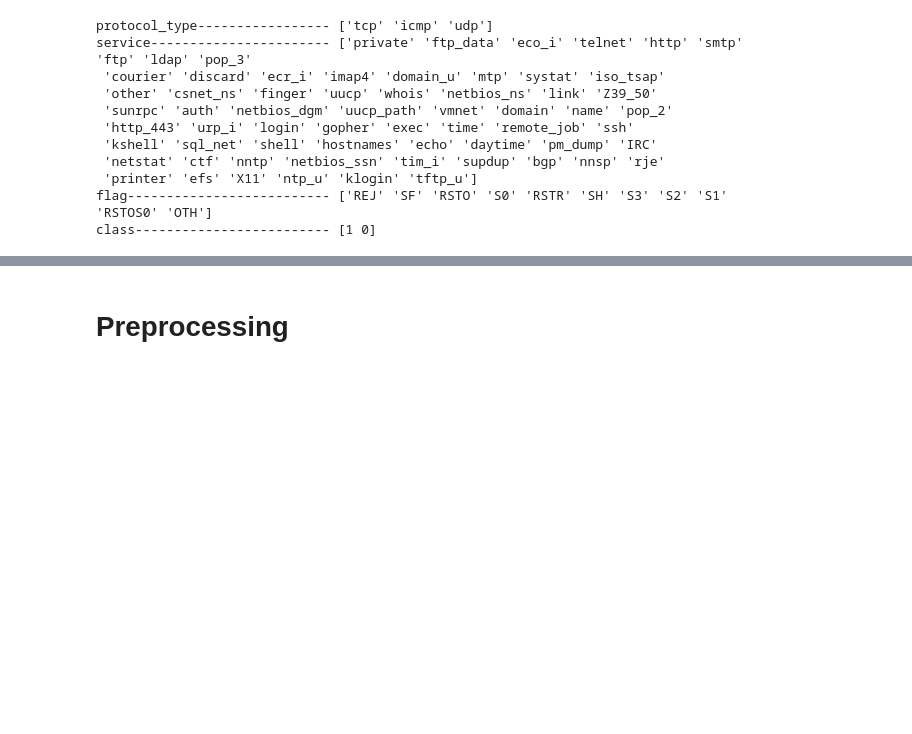
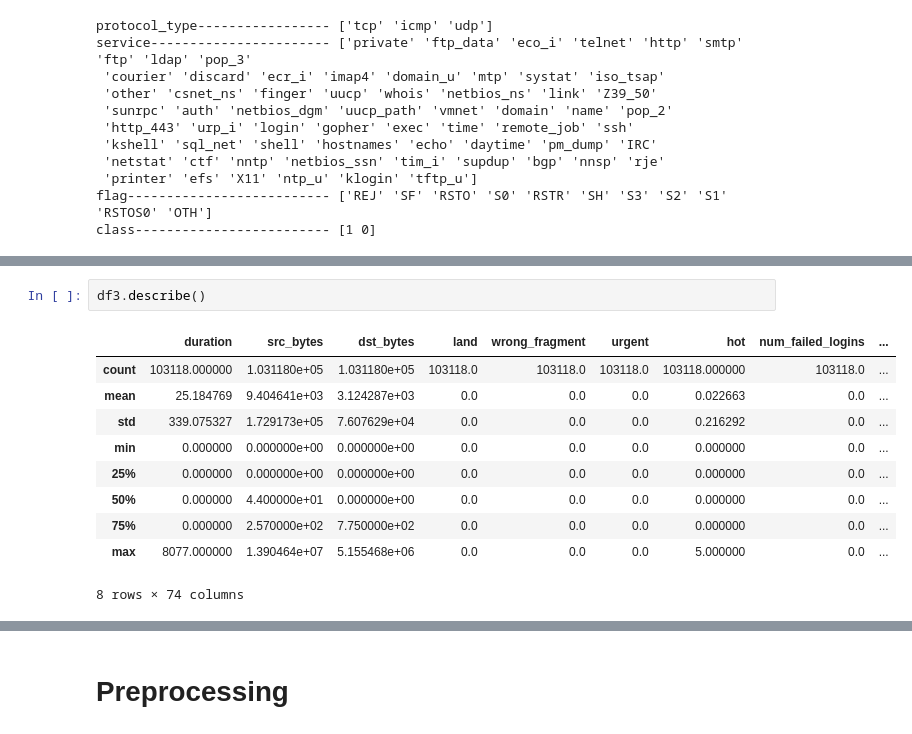
Before and after one commit to ddfadela/IDS, a Jupyter notebook: IDS.ipynb, the cells around one changed output, grey strips where cells are left out. Saved outputs shown, nothing was run; the diff lists cells and outputs as text; blank space fills up the shorter version.

```diff
--- a/IDS.ipynb
+++ b/IDS.ipynb
@@ -439,0 +374,13 @@ data
+# %%
+df3.describe()
+# %% [output]
+|  | duration | src_bytes | dst_bytes | land | wrong_fragment | urgent | hot | num_failed_logins | ... |
+| count | 103118.000000 | 1.031180e+05 | 1.031180e+05 | 103118.0 | 103118.0 | 103118.0 | 103118.000000 | 103118.0 | ... |
+| mean | 25.184769 | 9.404641e+03 | 3.124287e+03 | 0.0 | 0.0 | 0.0 | 0.022663 | 0.0 | ... |
+| std | 339.075327 | 1.729173e+05 | 7.607629e+04 | 0.0 | 0.0 | 0.0 | 0.216292 | 0.0 | ... |
+| min | 0.000000 | 0.000000e+00 | 0.000000e+00 | 0.0 | 0.0 | 0.0 | 0.000000 | 0.0 | ... |
+| 25% | 0.000000 | 0.000000e+00 | 0.000000e+00 | 0.0 | 0.0 | 0.0 | 0.000000 | 0.0 | ... |
+| 50% | 0.000000 | 4.400000e+01 | 0.000000e+00 | 0.0 | 0.0 | 0.0 | 0.000000 | 0.0 | ... |
+| 75% | 0.000000 | 2.570000e+02 | 7.750000e+02 | 0.0 | 0.0 | 0.0 | 0.000000 | 0.0 | ... |
+| max | 8077.000000 | 1.390464e+07 | 5.155468e+06 | 0.0 | 0.0 | 0.0 | 5.000000 | 0.0 | ... |
+8 rows × 74 columns
```
Also changed, not shown: parts of 31 cells of this notebook.
